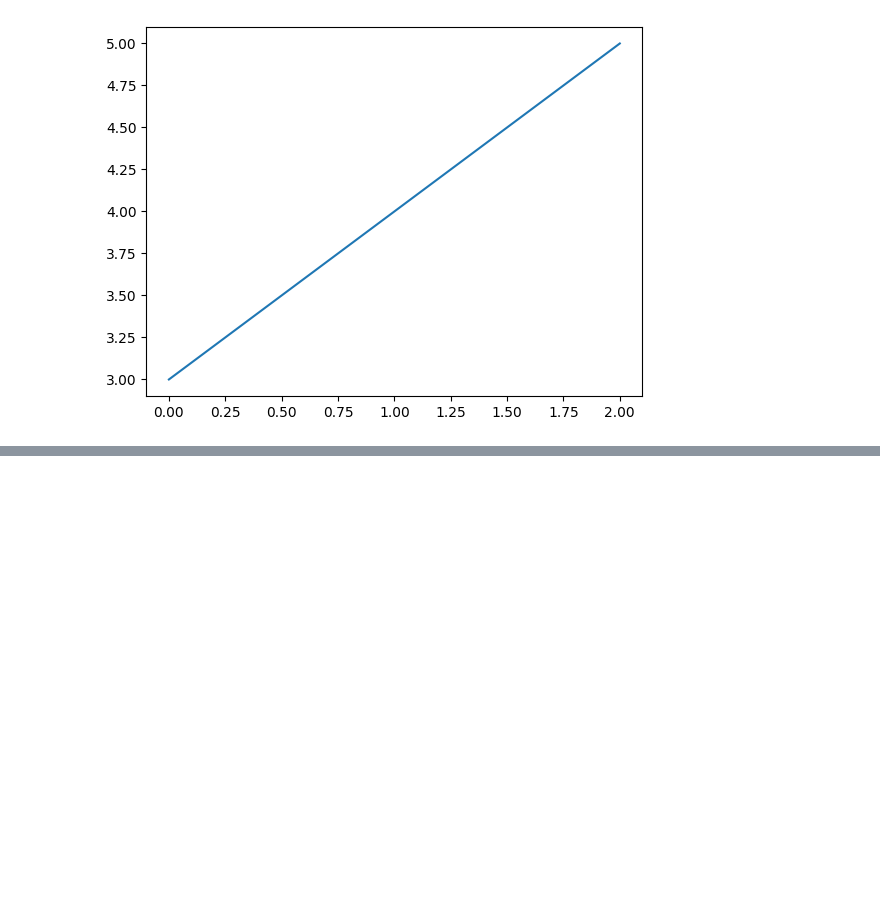
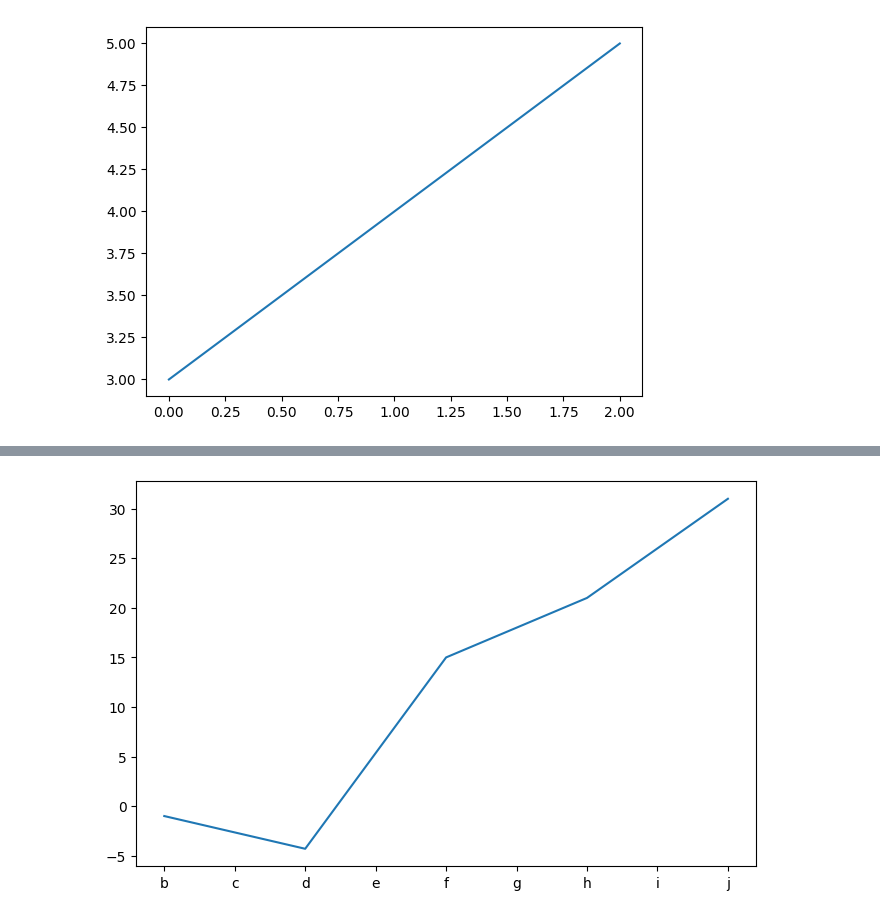
Before and after one commit to MichaelChu0702/__08_23_1_3, a Jupyter notebook: lesson14_1.ipynb, the cells around one changed output, grey strips where cells are left out. Saved outputs shown, nothing was run; the diff lists cells and outputs as text; code cells hidden in the pictures; blank space fills up the shorter version.

```diff
--- a/lesson14_1.ipynb
+++ b/lesson14_1.ipynb
@@ -18,0 +33,11 @@ plt.show()
+# %%
+import matplotlib.pyplot as plt
+figure=plt.figure(figsize=(8,5))#長寬
+axes=figure.add_subplot(1,1,1)
+axes.plot([-1,-4.3,15,21,31])
+#print(axes.get_xticks())
+#print(axes.get_xticklabels())
+axes.set_xticklabels(['a','b','c','d','e','f','g','h','i','j','k'])
+plt.show()
+# %% [output]
+[figure, added]
```
Also changed, not shown: parts of 2 cells of this notebook, 1 other file.
